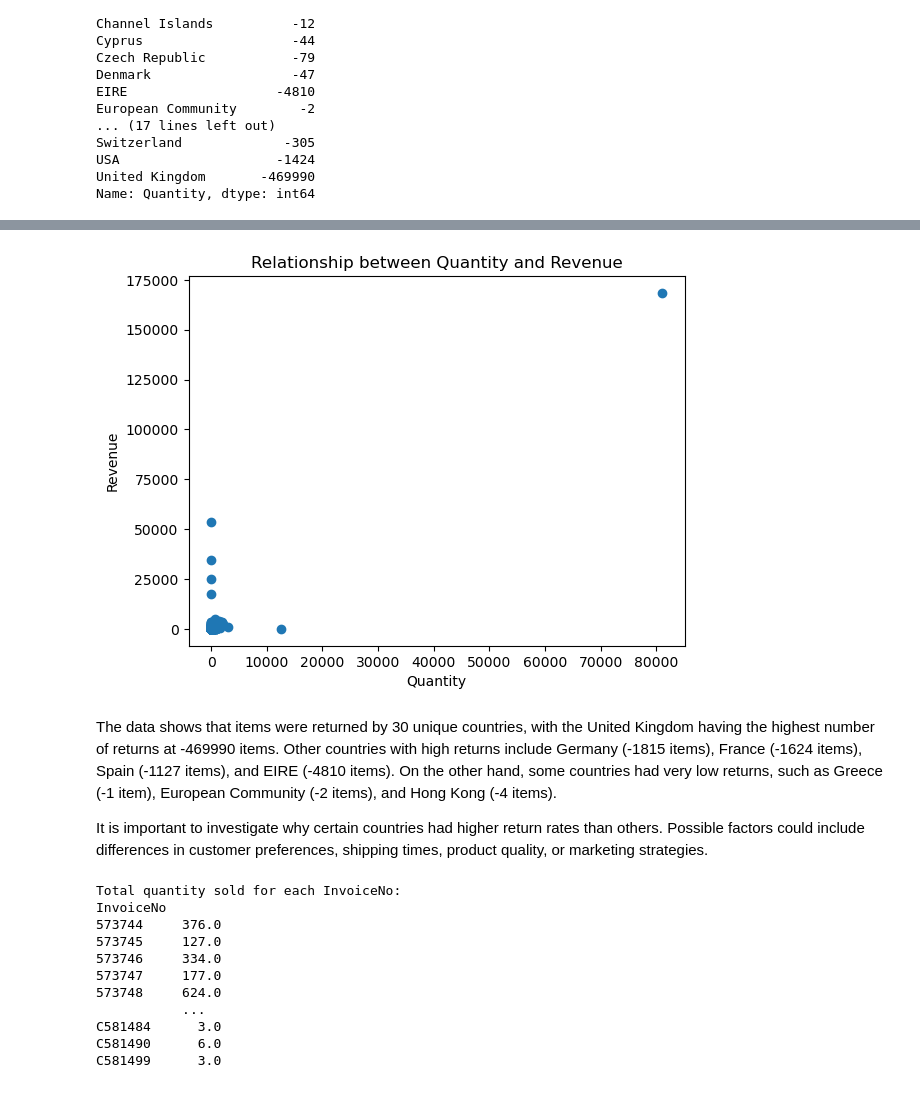
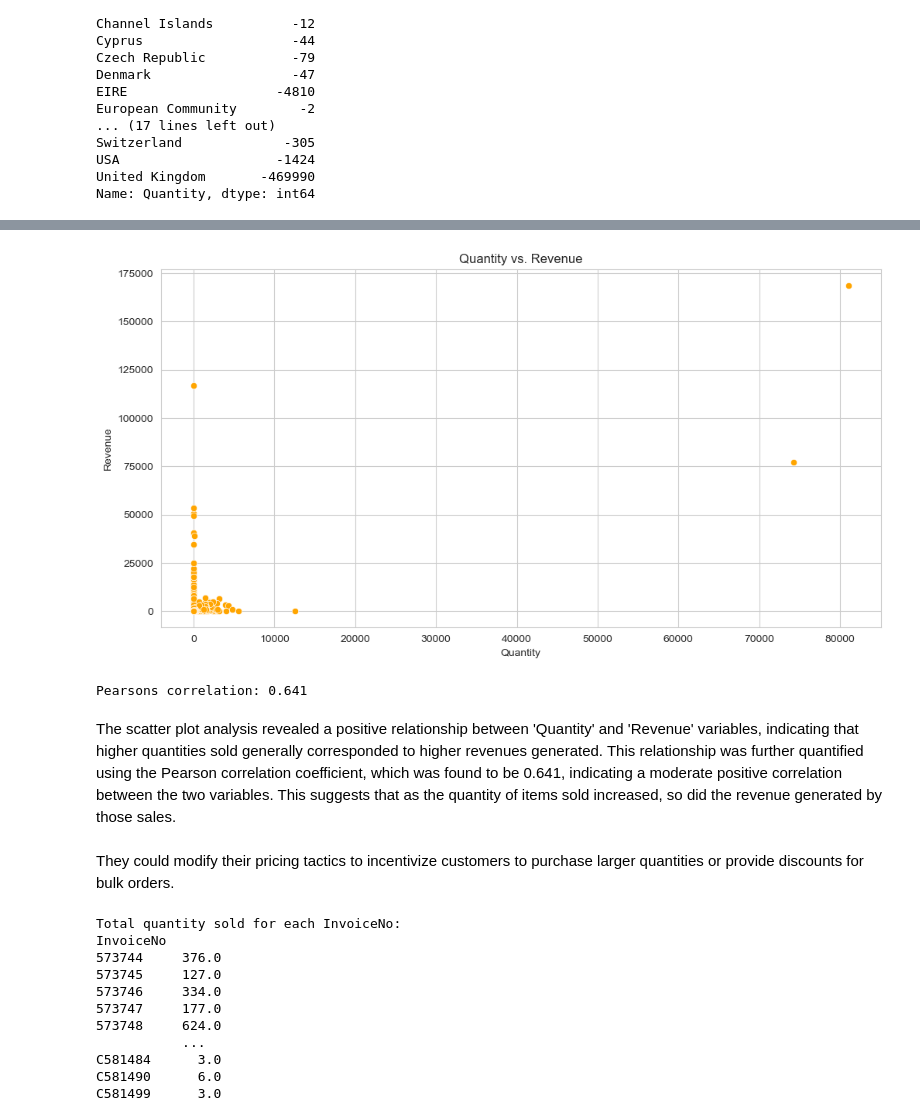
Before and after one commit to LoveRedemption/Customer-Behavior-Analysis, a Jupyter notebook: EDA_Online_Retail_Store.ipynb, the cells around one changed output, grey strips where cells are left out. Drawn from its saved outputs; the diff is of its cells as text; code cells hidden in the pictures.

```diff
--- a/EDA_Online_Retail_Store.ipynb
+++ b/EDA_Online_Retail_Store.ipynb
@@ -465,11 +465,19 @@ USA                    -1424
 United Kingdom       -469990
 Name: Quantity, dtype: int64
 # %%
-## Relationship between Unitprice and revenue
 # plot the relationship between unit price and revenue
-plt.scatter(df['UnitPrice'], df['Revenue'])
+sns.set_style('whitegrid')
+plt.figure(figsize=(12, 6))
+sns.regplot(x='UnitPrice', y='Revenue', data=df, color='blue')
+
+plt.title('Unit Price vs. Revenue')
 plt.xlabel('Unit Price')
 plt.ylabel('Revenue')
-plt.title('Relationship between Unit Price and Revenue')
+
+# Display the plot
 plt.show()
+
+# Add Pearson correlation to the plot
+corr = df['UnitPrice'].corr(df['Revenue'])
+print('Pearson correlation: %.3f' % corr)
 # %% [output]
@@ -477,8 +488,17 @@ plt.show()
 # %%
 # plot the relationship between unit price and quantity
-plt.scatter(df['UnitPrice'], df['Quantity'])
+sns.set_style('whitegrid')
+plt.figure(figsize=(12, 6))
+sns.scatterplot(x='UnitPrice', y='Quantity', data=df, color='blue')
+
+plt.title('Unit Price vs. Quantity')
 plt.xlabel('Unit Price')
-plt.ylabel('Quantity')
-plt.title('Relationship between Unit Price and Quantity')
+plt.ylabel('Revenue')
+
+# Display the plot
 plt.show()
+
+# Add Pearson correlation to the plot
+corr = df['UnitPrice'].corr(df['Quantity'])
+print('Pearsons correlation: %.3f' % corr)
 # %% [output]
@@ -486,16 +511,27 @@ plt.show()
 # %%
 # plot the relationship between quantity and revenue
-plt.scatter(df['Quantity'], df['Revenue'])
+# plot the relationship between unit price and quantity
+sns.set_style('whitegrid')
+plt.figure(figsize=(12, 6))
+sns.scatterplot(x='Quantity', y='Revenue', data=df, color='Orange')
+
+plt.title('Quantity vs. Revenue')
 plt.xlabel('Quantity')
 plt.ylabel('Revenue')
-plt.title('Relationship between Quantity and Revenue')
+
+# Display the plot
 plt.show()
+
+# Add Pearson correlation to the plot
+corr = df['Quantity'].corr(df['Revenue'])
+print('Pearsons correlation: %.3f' % corr)
 # %% [output]
-[figure, old version]
+[figure, new version]
+Pearsons correlation: 0.641
 # %% [markdown]
-The data shows that items were returned by 30 unique countries, with the United Kingdom having the highest number of returns at -469990 items. Other countries with high returns include Germany (-1815 items), France (-1624 items), Spain (-1127 items), and EIRE (-4810 items). On the other hand, some countries had very low returns, such as Greece (-1 item), European Community (-2 items), and Hong Kong (-4 items).
-
-It is important to investigate why certain countries had higher return rates than others. Possible factors could include differences in customer preferences, shipping times, product quality, or marketing strategies.
+The scatter plot analysis revealed a positive relationship between 'Quantity' and 'Revenue' variables, indicating that higher quantities sold generally corresponded to higher revenues generated. This relationship was further quantified using the Pearson correlation coefficient, which was found to be 0.641, indicating a moderate positive correlation between the two variables. This suggests that as the quantity of items sold increased, so did the revenue generated by those sales.
+# %% [markdown]
+They could modify their pricing tactics to incentivize customers to purchase larger quantities or provide discounts for bulk orders.
 # %%
 # Identify which items are frequently bought together in large or small quantities
 # Group the data by InvoiceNo and calculate the total Quantity for each group
```
Also changed, not shown: parts of 15 cells of this notebook.
